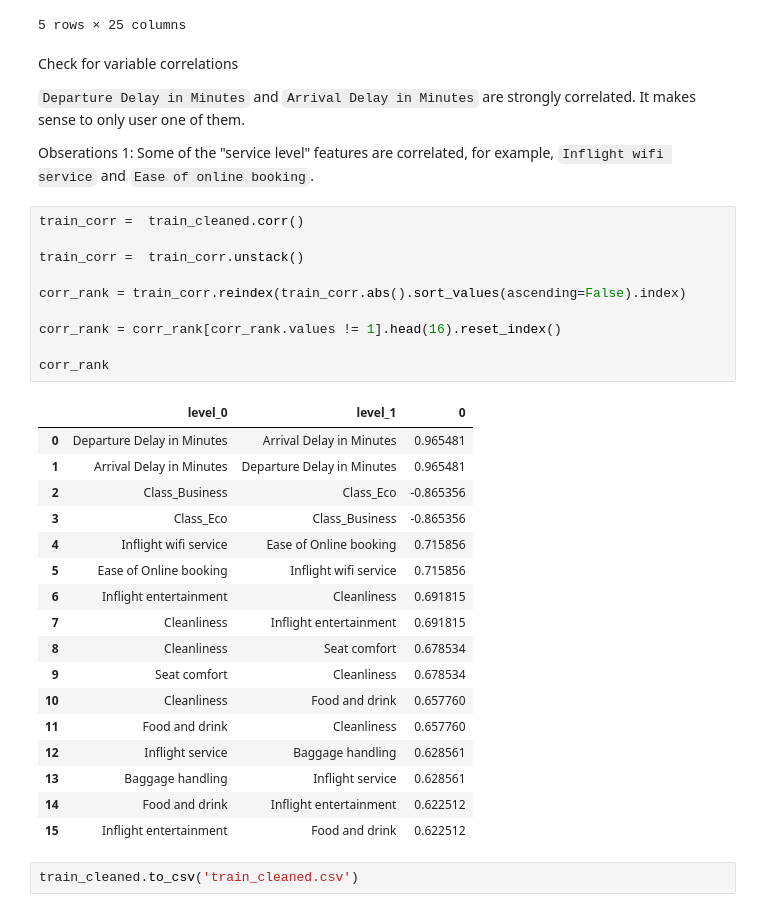
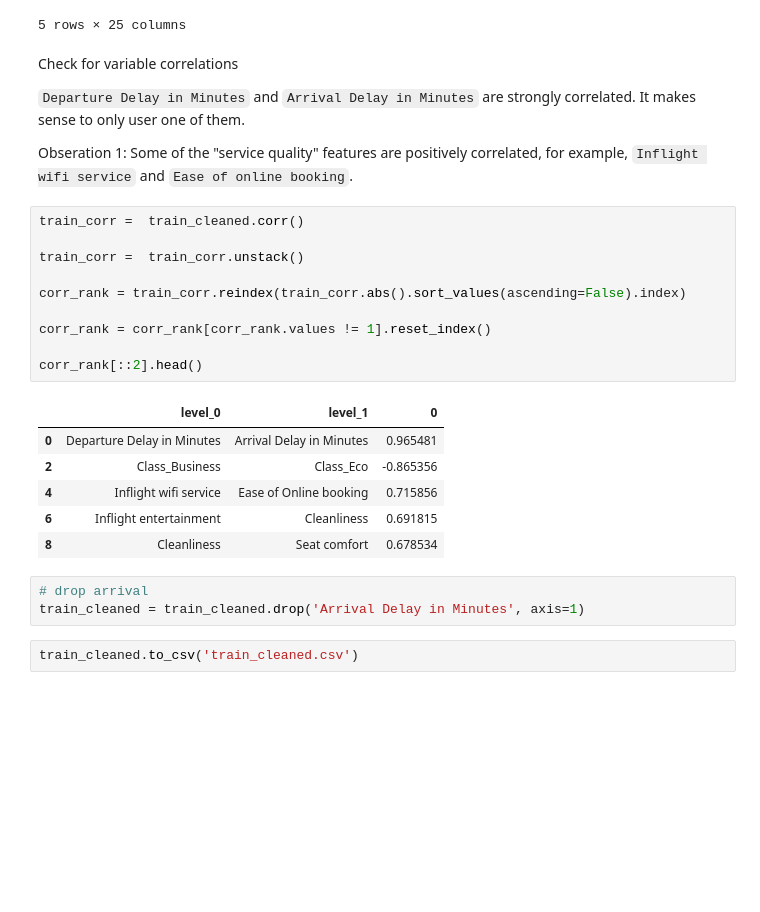
Before and after one commit to Peta0228/Airline-Satisfaction-Prediction, a Jupyter notebook: eda+cleaning.ipynb, the cells around one changed output. Saved outputs shown, nothing was run; the diff lists cells and outputs as text; blank space fills up the shorter version.

```diff
--- a/eda+cleaning.ipynb
+++ b/eda+cleaning.ipynb
@@ -121,34 +121,26 @@ Check for variable correlations
 
 `Departure Delay in Minutes` and `Arrival Delay in Minutes` are strongly correlated. It makes sense to only user one of them.
 
-Obserations 1: Some of the "service level" features are correlated, for example, `Inflight wifi service` and `Ease of online booking`.
+Obseration 1: Some of the "service quality" features are positively correlated, for example, `Inflight wifi service` and `Ease of online booking`.
 # %%
 train_corr =  train_cleaned.corr()
 
 train_corr =  train_corr.unstack()
 
 corr_rank = train_corr.reindex(train_corr.abs().sort_values(ascending=False).index)
 
-corr_rank = corr_rank[corr_rank.values != 1].head(16).reset_index()
+corr_rank = corr_rank[corr_rank.values != 1].reset_index()
 
-corr_rank
+corr_rank[::2].head()
 # %% [output]
 |  | level_0 | level_1 | 0 |
 | 0 | Departure Delay in Minutes | Arrival Delay in Minutes | 0.965481 |
-| 1 | Arrival Delay in Minutes | Departure Delay in Minutes | 0.965481 |
 | 2 | Class_Business | Class_Eco | -0.865356 |
-| 3 | Class_Eco | Class_Business | -0.865356 |
 | 4 | Inflight wifi service | Ease of Online booking | 0.715856 |
-| 5 | Ease of Online booking | Inflight wifi service | 0.715856 |
 | 6 | Inflight entertainment | Cleanliness | 0.691815 |
-| 7 | Cleanliness | Inflight entertainment | 0.691815 |
 | 8 | Cleanliness | Seat comfort | 0.678534 |
-| 9 | Seat comfort | Cleanliness | 0.678534 |
-| 10 | Cleanliness | Food and drink | 0.657760 |
-| 11 | Food and drink | Cleanliness | 0.657760 |
-| 12 | Inflight service | Baggage handling | 0.628561 |
-| 13 | Baggage handling | Inflight service | 0.628561 |
-| 14 | Food and drink | Inflight entertainment | 0.622512 |
-| 15 | Inflight entertainment | Food and drink | 0.622512 |
+# %%
+# drop arrival
+train_cleaned = train_cleaned.drop('Arrival Delay in Minutes', axis=1)
 # %%
 train_cleaned.to_csv('train_cleaned.csv')
```
Also changed, not shown: parts of 7 cells of this notebook, 1 other file.
